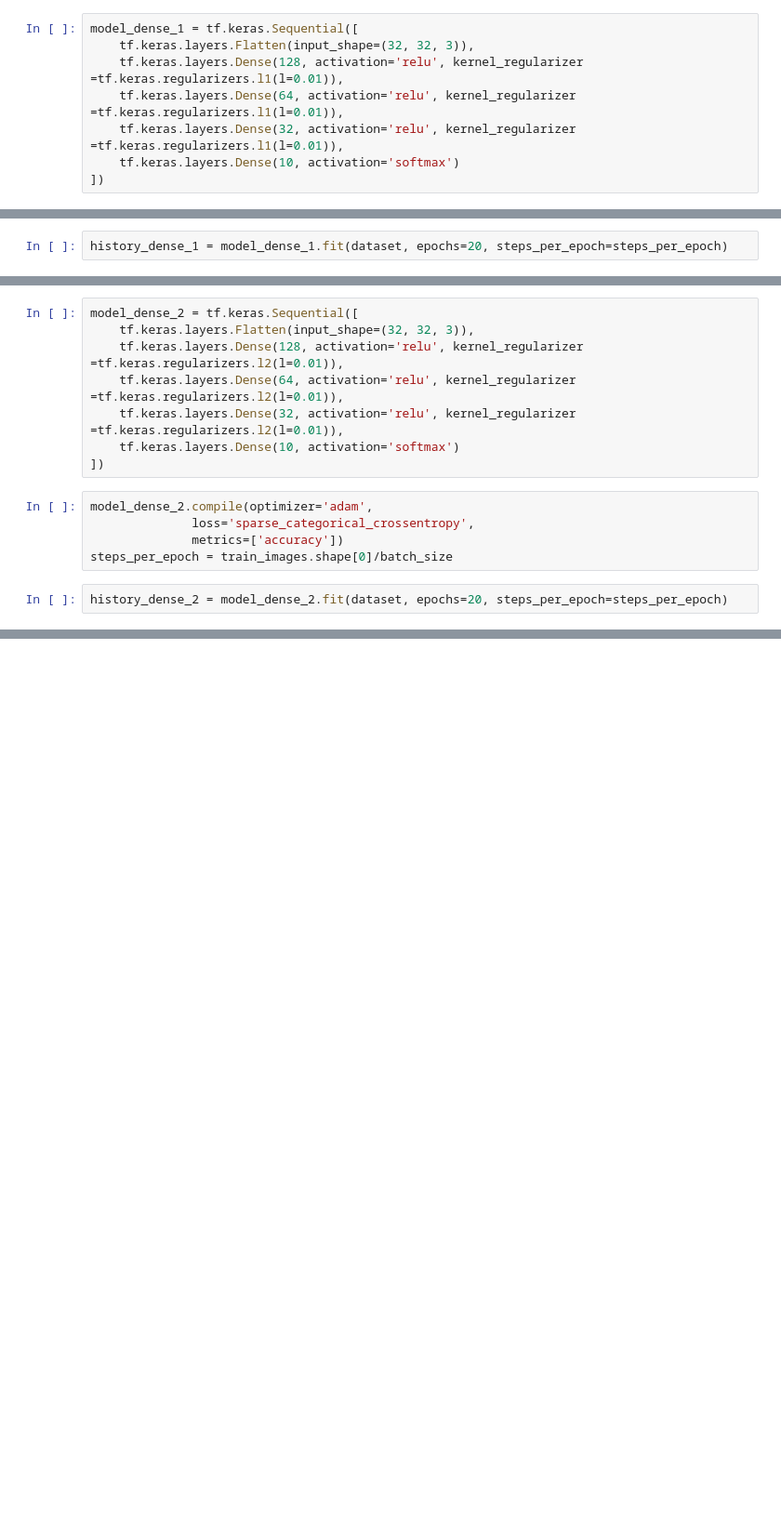
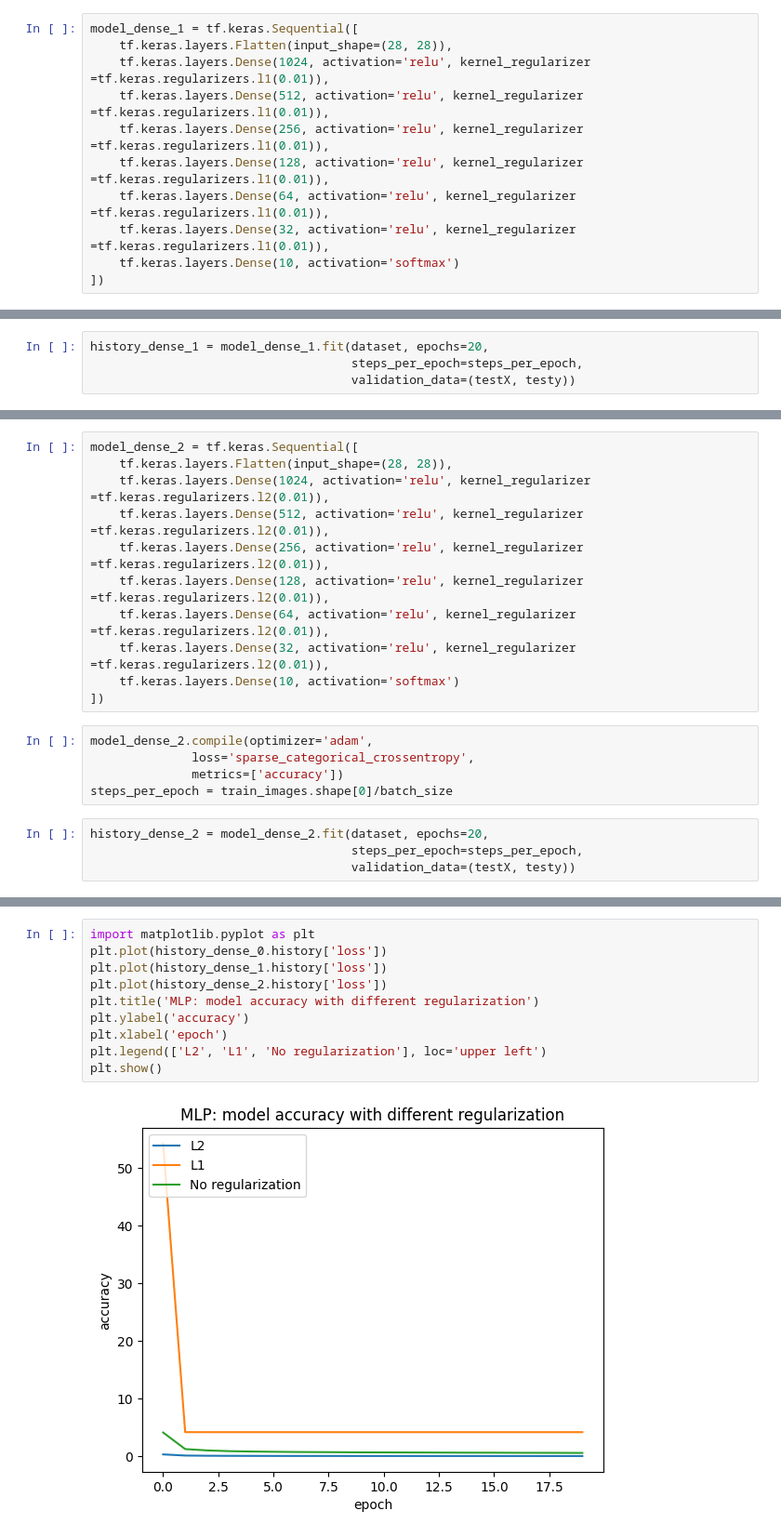
Before and after one commit to XiaoWang0317/SomeAwesomeCode, a Jupyter notebook: data_mining_pre/pre_mlp.ipynb, the cells around one changed output, grey strips where cells are left out. Shown at 93% size. Drawn from its saved outputs; the diff is of its cells as text; blank space fills up the shorter version.

```diff
--- a/data_mining_pre/pre_mlp.ipynb
+++ b/data_mining_pre/pre_mlp.ipynb
@@ -104,9 +110,12 @@ dict_keys(['loss', 'accuracy'])
 # %%
 model_dense_1 = tf.keras.Sequential([
-    tf.keras.layers.Flatten(input_shape=(32, 32, 3)),
-    tf.keras.layers.Dense(128, activation='relu', kernel_regularizer =tf.keras.regularizers.l1(l=0.01)),
-    tf.keras.layers.Dense(64, activation='relu', kernel_regularizer =tf.keras.regularizers.l1(l=0.01)),
-    tf.keras.layers.Dense(32, activation='relu', kernel_regularizer =tf.keras.regularizers.l1(l=0.01)),
+    tf.keras.layers.Flatten(input_shape=(28, 28)),
+    tf.keras.layers.Dense(1024, activation='relu', kernel_regularizer =tf.keras.regularizers.l1(0.01)),
+    tf.keras.layers.Dense(512, activation='relu', kernel_regularizer =tf.keras.regularizers.l1(0.01)),
+    tf.keras.layers.Dense(256, activation='relu', kernel_regularizer =tf.keras.regularizers.l1(0.01)),
+    tf.keras.layers.Dense(128, activation='relu', kernel_regularizer =tf.keras.regularizers.l1(0.01)),
+    tf.keras.layers.Dense(64, activation='relu', kernel_regularizer =tf.keras.regularizers.l1(0.01)),
+    tf.keras.layers.Dense(32, activation='relu', kernel_regularizer =tf.keras.regularizers.l1(0.01)),
     tf.keras.layers.Dense(10, activation='softmax')
 ])
 # %%
@@ -115,6 +124,8 @@ model_dense_1.compile(optimizer='adam',
               metrics=['accuracy'])
 steps_per_epoch = train_images.shape[0]/batch_size
 # %%
-history_dense_1 = model_dense_1.fit(dataset, epochs=20, steps_per_epoch=steps_per_epoch)
+history_dense_1 = model_dense_1.fit(dataset, epochs=20,
+                                    steps_per_epoch=steps_per_epoch,
+                                    validation_data=(testX, testy))
 # %% [output]
 Epoch 1/20
@@ -141,9 +152,12 @@ dict_keys(['loss', 'accuracy'])
 # %%
 model_dense_2 = tf.keras.Sequential([
-    tf.keras.layers.Flatten(input_shape=(32, 32, 3)),
-    tf.keras.layers.Dense(128, activation='relu', kernel_regularizer =tf.keras.regularizers.l2(l=0.01)),
-    tf.keras.layers.Dense(64, activation='relu', kernel_regularizer =tf.keras.regularizers.l2(l=0.01)),
-    tf.keras.layers.Dense(32, activation='relu', kernel_regularizer =tf.keras.regularizers.l2(l=0.01)),
+    tf.keras.layers.Flatten(input_shape=(28, 28)),
+    tf.keras.layers.Dense(1024, activation='relu', kernel_regularizer =tf.keras.regularizers.l2(0.01)),
+    tf.keras.layers.Dense(512, activation='relu', kernel_regularizer =tf.keras.regularizers.l2(0.01)),
+    tf.keras.layers.Dense(256, activation='relu', kernel_regularizer =tf.keras.regularizers.l2(0.01)),
+    tf.keras.layers.Dense(128, activation='relu', kernel_regularizer =tf.keras.regularizers.l2(0.01)),
+    tf.keras.layers.Dense(64, activation='relu', kernel_regularizer =tf.keras.regularizers.l2(0.01)),
+    tf.keras.layers.Dense(32, activation='relu', kernel_regularizer =tf.keras.regularizers.l2(0.01)),
     tf.keras.layers.Dense(10, activation='softmax')
 ])
 # %%
@@ -152,6 +166,8 @@ model_dense_2.compile(optimizer='adam',
               metrics=['accuracy'])
 steps_per_epoch = train_images.shape[0]/batch_size
 # %%
-history_dense_2 = model_dense_2.fit(dataset, epochs=20, steps_per_epoch=steps_per_epoch)
+history_dense_2 = model_dense_2.fit(dataset, epochs=20,
+                                    steps_per_epoch=steps_per_epoch,
+                                    validation_data=(testX, testy))
 # %% [output]
 Epoch 1/20
@@ -238,0 +194,12 @@ plt.show()
+# %%
+import matplotlib.pyplot as plt
+plt.plot(history_dense_0.history['loss'])
+plt.plot(history_dense_1.history['loss'])
+plt.plot(history_dense_2.history['loss'])
+plt.title('MLP: model accuracy with different regularization')
+plt.ylabel('accuracy')
+plt.xlabel('epoch')
+plt.legend(['L2', 'L1', 'No regularization'], loc='upper left')
+plt.show()
+# %% [output]
+[figure, added]
```
Also changed, not shown: parts of 30 cells of this notebook, 2 other files.
